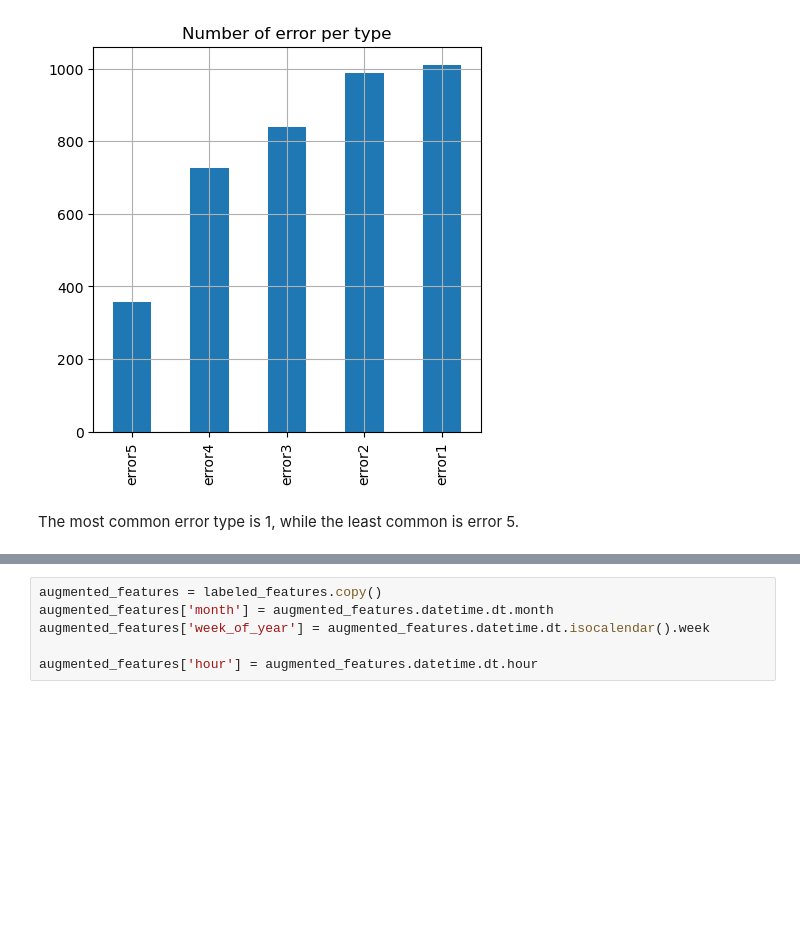
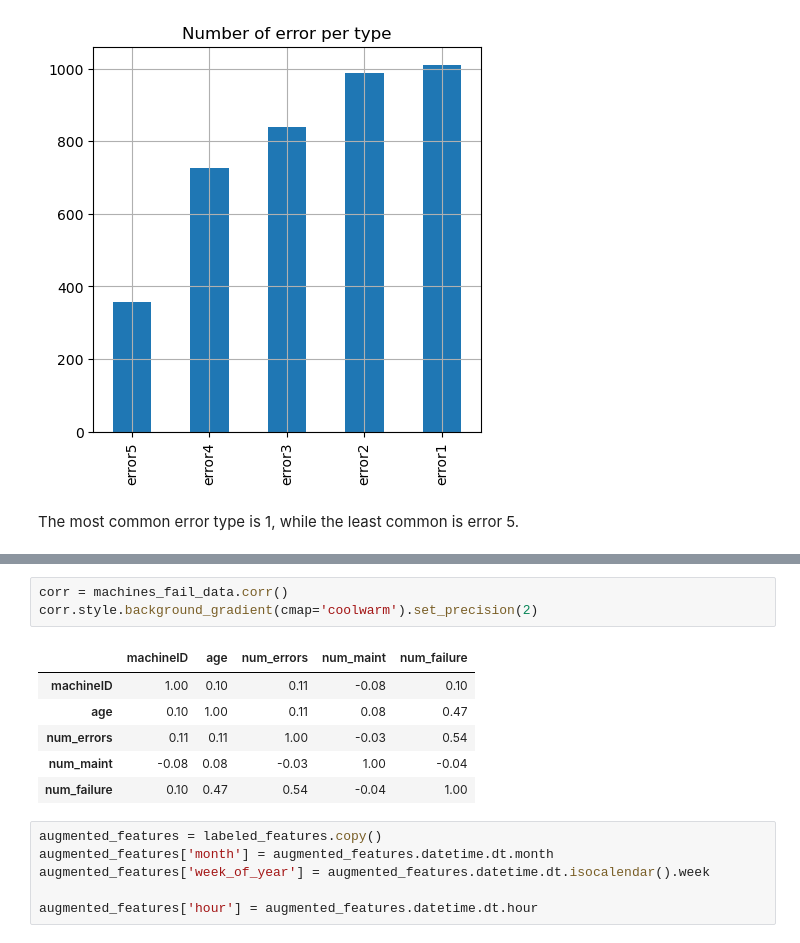
Before and after one commit to gpanagioto/-mbml-predictive-maintenance, a Jupyter notebook: notebooks/data_preparation.ipynb, the cells around one changed output, grey strips where cells are left out. Drawn from its saved outputs; the diff is of its cells as text; blank space fills up the shorter version.

```diff
--- a/notebooks/data_preparation.ipynb
+++ b/notebooks/data_preparation.ipynb
@@ -260,3 +298,13 @@ The most common error type is 1, while the least common is error 5.
+# %%
+corr = machines_fail_data.corr()
+corr.style.background_gradient(cmap='coolwarm').set_precision(2)
+# %% [output]
+|  | machineID | age | num_errors | num_maint | num_failure |
+| machineID | 1.00 | 0.10 | 0.11 | -0.08 | 0.10 |
+| age | 0.10 | 1.00 | 0.11 | 0.08 | 0.47 |
+| num_errors | 0.11 | 0.11 | 1.00 | -0.03 | 0.54 |
+| num_maint | -0.08 | 0.08 | -0.03 | 1.00 | -0.04 |
+| num_failure | 0.10 | 0.47 | 0.54 | -0.04 | 1.00 |
 # %%
 augmented_features = labeled_features.copy()
 augmented_features['month'] = augmented_features.datetime.dt.month
```
Also changed, not shown: parts of 10 cells of this notebook.
